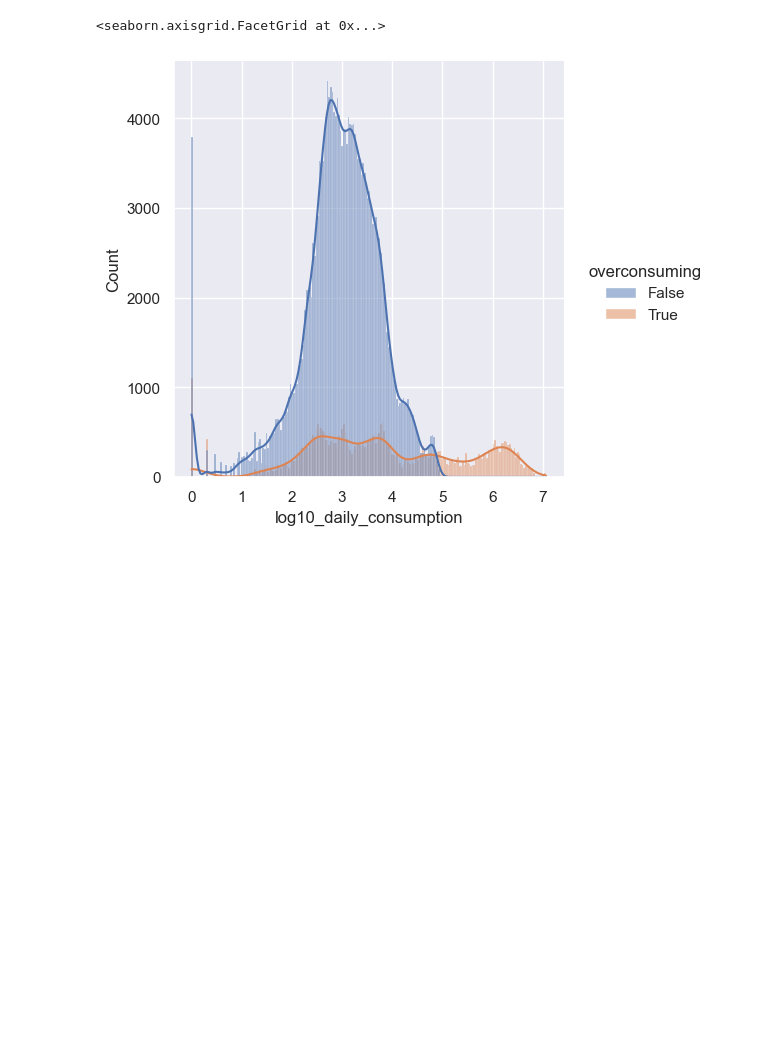
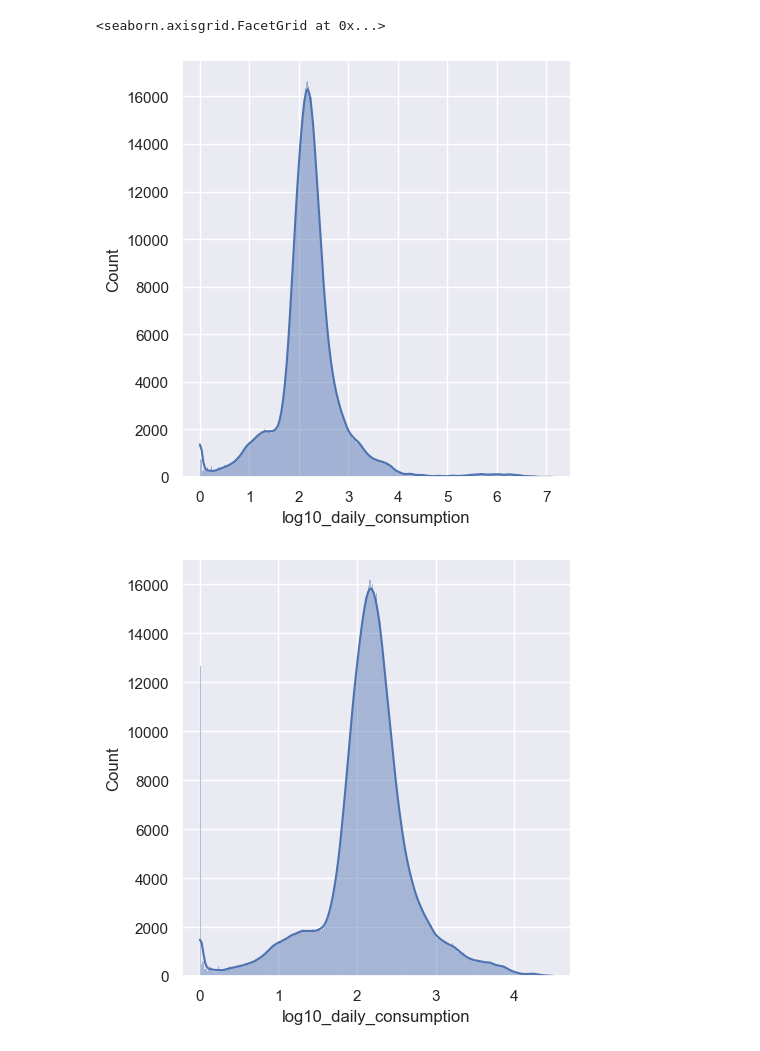
Before and after one commit to shtota/iec, a Jupyter notebook: analysis.ipynb, the cells around one changed output. Saved outputs shown, nothing was run; the diff lists cells and outputs as text; code cells hidden in the pictures; blank space fills up the shorter version.

Commit message:
Added preprocess and basic analysis for the 22-23 data

```diff
--- a/analysis.ipynb
+++ b/analysis.ipynb
@@ -75,0 +12,5 @@ sns.displot(gr.log10_daily_average_consumption, kde=True)
+# %%
+#full_df = pd.read_pickle('full.pkl')
+full_hour_df = pd.read_pickle('hour.pkl')
+full_day_df = pd.read_pickle('day.pkl')
+id_df = pd.read_pickle('id.pkl')
@@ -76,7 +27,11 @@ sns.displot(gr.log10_daily_average_consumption, kde=True)
 # %%
-bad_buildings = set(day_df[day_df.log10_daily_consumption > 5].id.unique())
-day_df['overconsuming'] = day_df.id.map(lambda x: x in bad_buildings)
-sns.displot(data=day_df, x='log10_daily_consumption', kde=True, hue='overconsuming')
+full_day_df['log10_daily_consumption'] = np.log10(full_day_df.total + 1)
+sns.displot(full_day_df.log10_daily_consumption, kde=True)
+bad_buildings = set(full_day_df[full_day_df.log10_daily_consumption > 4.5].id.unique())
+full_day_df['overconsuming'] = full_day_df.id.map(lambda x: x in bad_buildings)
+
+sns.displot(data=full_day_df[full_day_df.overconsuming == False], x='log10_daily_consumption', kde=True)
 # %% [output]
 <seaborn.axisgrid.FacetGrid at 0x...>
-[figure, old version]
+[figure, new version]
+[figure, added]
```
Also changed, not shown: parts of 23 cells of this notebook, 4 other files.
